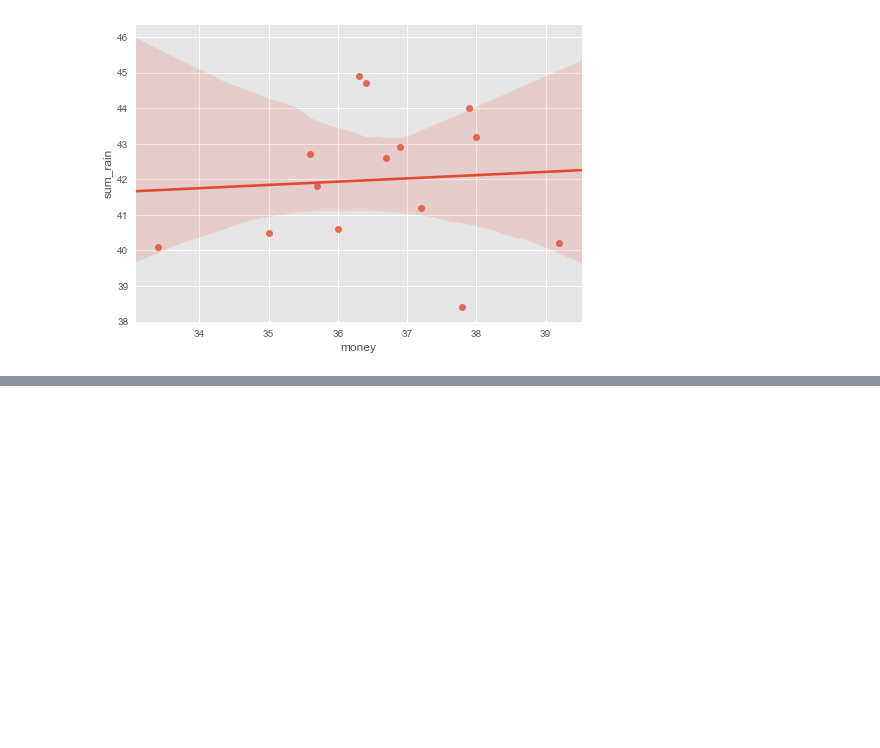
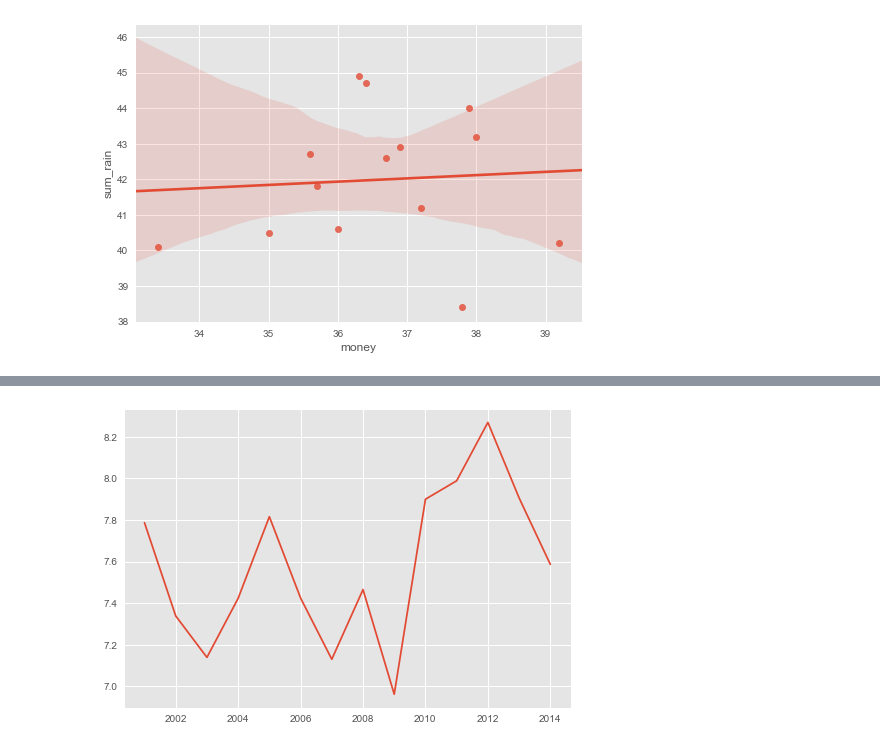
Before and after one commit to taishiroyamada/graduation_thesis_dayo, a Jupyter notebook: sotsuron_data3.ipynb, the cells around one changed output, grey strips where cells are left out. Cells and saved outputs as stored; diff of their text form; code cells hidden in the pictures; blank space fills up the shorter version.

```diff
--- a/sotsuron_data3.ipynb
+++ b/sotsuron_data3.ipynb
@@ -229,0 +256,5 @@ sns.regplot(x=yt_data["money"], y=yt_data["sum_rain"])
+# %%
+plt.plot( 'year','var_temp', data=yt_data)
+plt.show()
+# %% [output]
+[figure, added]
```
Also changed, not shown: parts of 4 cells of this notebook.
